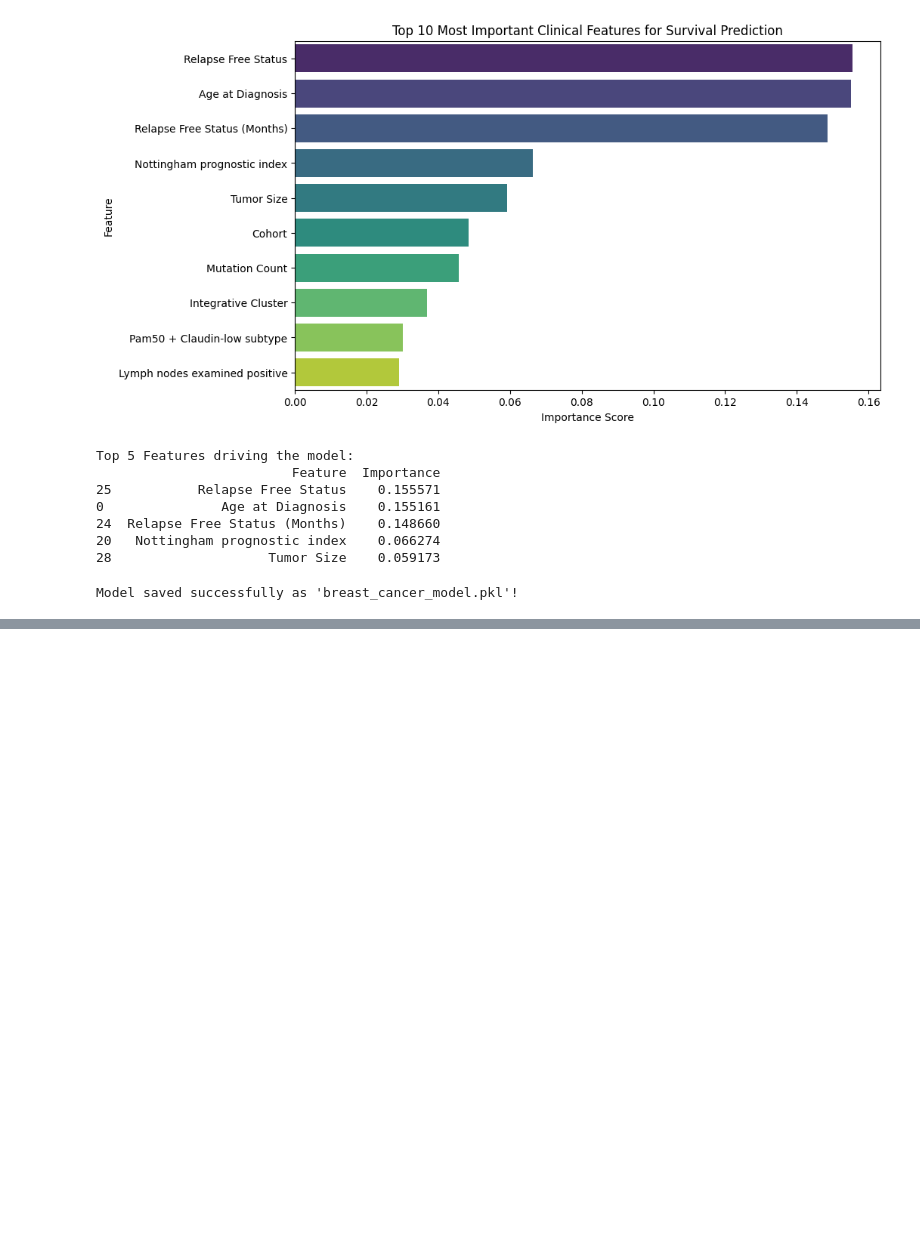
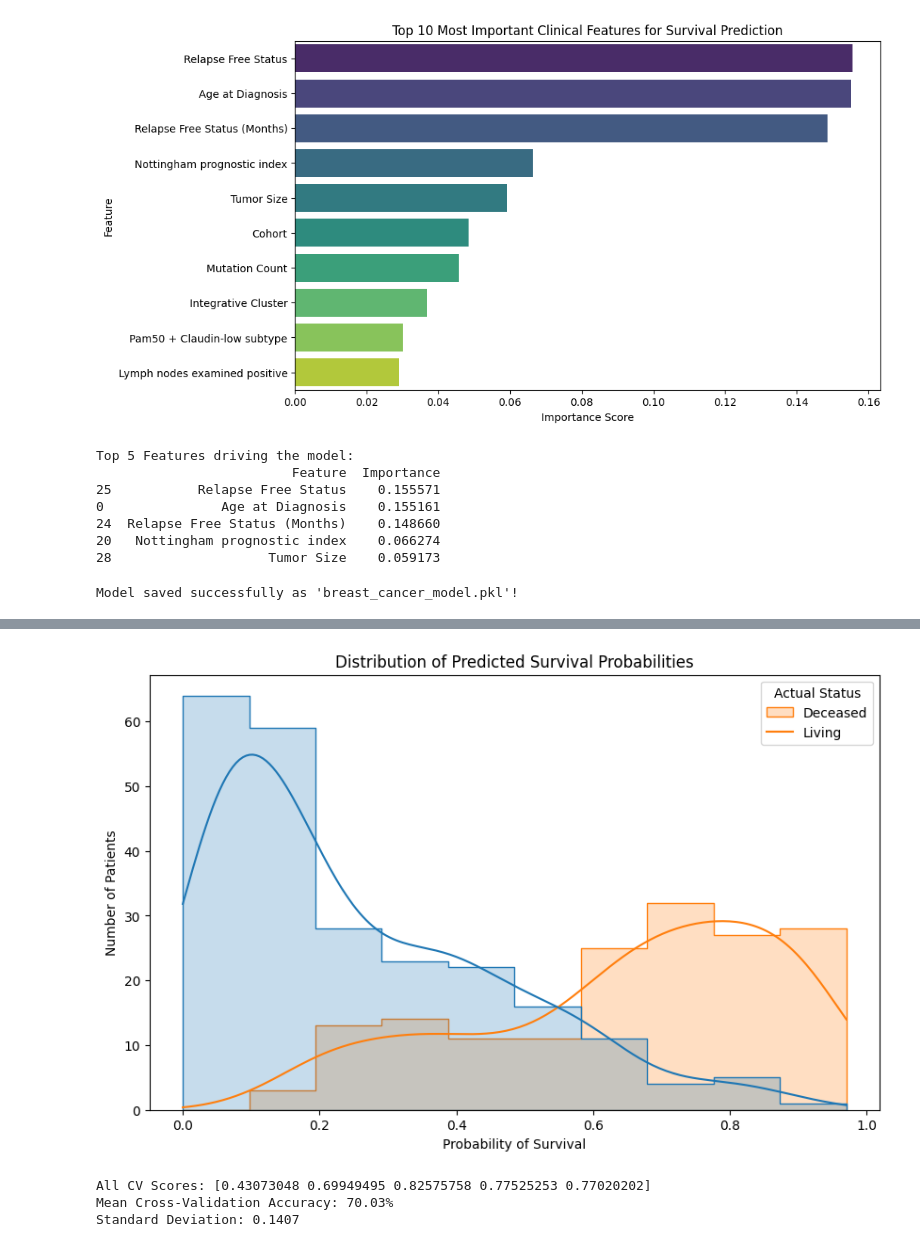
Before and after one commit to mahreen23sultana-boop/Breast-Cancer-Analysis-METABRIC, a Jupyter notebook: 01_Data_Cleaning_METABRIC.ipynb, the cells around one changed output, grey strips where cells are left out. Saved outputs shown, nothing was run; the diff lists cells and outputs as text; code cells hidden in the pictures; blank space fills up the shorter version.

```diff
--- a/01_Data_Cleaning_METABRIC.ipynb
+++ b/01_Data_Cleaning_METABRIC.ipynb
@@ -214,0 +393,23 @@ Model saved successfully as 'breast_cancer_model.pkl'!
+# %%
+plt.figure(figsize=(10, 6))
+sns.histplot(test_results, x='Survival_Probability', hue='Actual_Survival', kde=True, element="step")
+plt.title('Distribution of Predicted Survival Probabilities')
+plt.xlabel('Probability of Survival')
+plt.ylabel('Number of Patients')
+plt.legend(title='Actual Status', labels=['Deceased', 'Living'])
+plt.show()
+# %% [output]
+[figure, added]
+# %%
+from sklearn.model_selection import cross_val_score
+
+# Perform 5-fold cross-validation
+cv_scores = cross_val_score(rf_model, X, y, cv=5)
+
+print(f"All CV Scores: {cv_scores}")
+print(f"Mean Cross-Validation Accuracy: {cv_scores.mean():.2%}")
+print(f"Standard Deviation: {cv_scores.std():.4f}")
+# %% [output]
+All CV Scores: [0.43073048 0.69949495 0.82575758 0.77525253 0.77020202]
+Mean Cross-Validation Accuracy: 70.03%
+Standard Deviation: 0.1407
```
Also changed, not shown: parts of 16 cells of this notebook, 4 other files.
